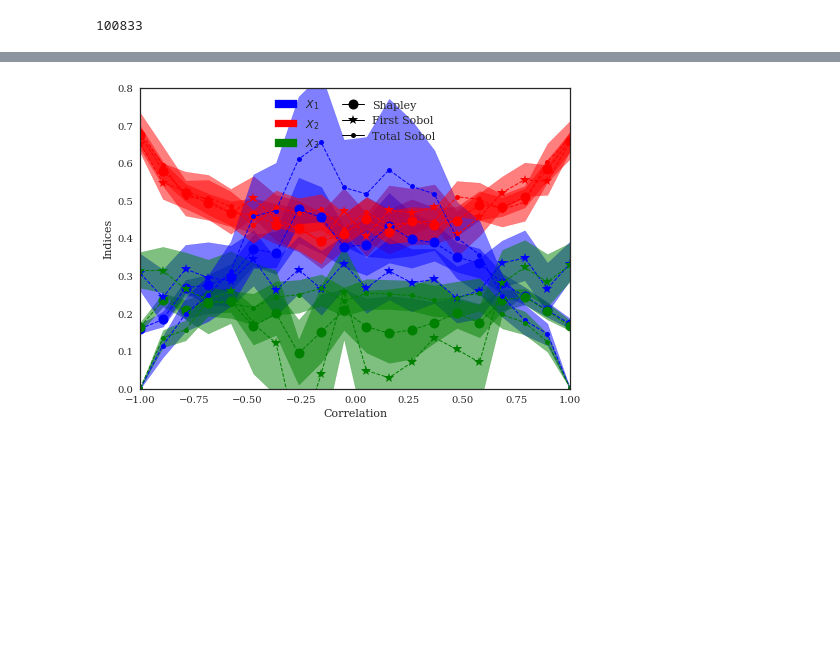
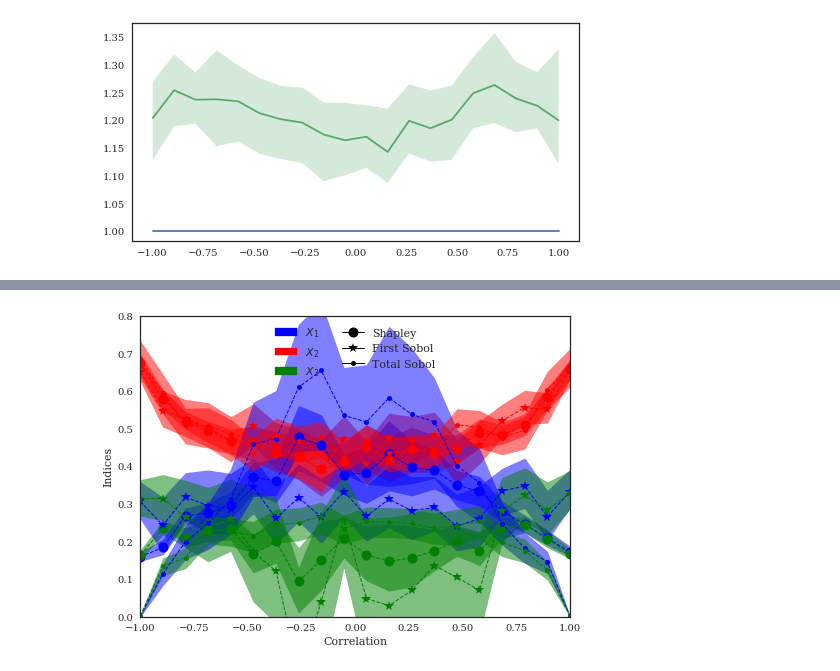
Before and after one commit to josephmure/otshapley, a Jupyter notebook: examples/correlation/ishigami-correlation.ipynb, the cells around one changed output, grey strips where cells are left out. Cells and saved outputs as stored; diff of their text form; code cells hidden in the pictures; blank space fills up the shorter version.

```diff
--- a/examples/correlation/ishigami-correlation.ipynb
+++ b/examples/correlation/ishigami-correlation.ipynb
@@ -147,4 +157,29 @@ fig.savefig('./output/correlation_ishigami_both_dim_%d_Nv_%d_No_%d_Ni_%d.pdf' %
-# %%
-n_sample
-# %% [output]
-100833
+# %%
+from skgarden import RandomForestQuantileRegressor
+from shapley.forest import compute_perm_indices
+n_tree = 60
+rf_gini_indices = np.zeros((n_corr, dim, n_tree))
+rf_perm_indices = np.zeros((n_corr, dim, n_tree))
+for i, corr in enumerate(corrs):
+    theta = [0., 0., corr]
+    model.copula_parameters = theta
+    model_rf = RandomForestModel(model, input_distribution=model.input_distribution)
+    model_rf.generate_sample(n_sample=5000, sampling='monte-carlo', sampling_type='classic')
+    X = model_rf.input_sample
+    y = model_rf.output_sample
+    forest = RandomForestQuantileRegressor(n_estimators=n_tree, n_jobs=7)
+    forest.fit(X, y)
+    rf_gini_indices[i] = np.asarray([tree.feature_importances_ for tree in forest.estimators_]).T
+    rf_perm_indices[i] = compute_perm_indices(forest, X, y)
+
+#sum_inds = rf_perm_indices.sum(axis=1).reshape(n_corr, 1, n_tree)
+#rf_perm_indices /= sum_inds
+# %%
+fig, ax = plt.subplots(figsize=(8, 4))
+for indices in [rf_gini_indices, rf_perm_indices]:
+    ind = indices.sum(axis=1)
+    ax.plot(corrs, ind.mean(axis=1))
+    quantiles = np.percentile(ind, [5, 95], axis=1)
+    ax.fill_between(corrs, quantiles[0, :], quantiles[1, :], alpha=0.25)
+# %% [output]
+[figure, added]
```
Also changed, not shown: parts of 7 cells of this notebook, 9 other files.
